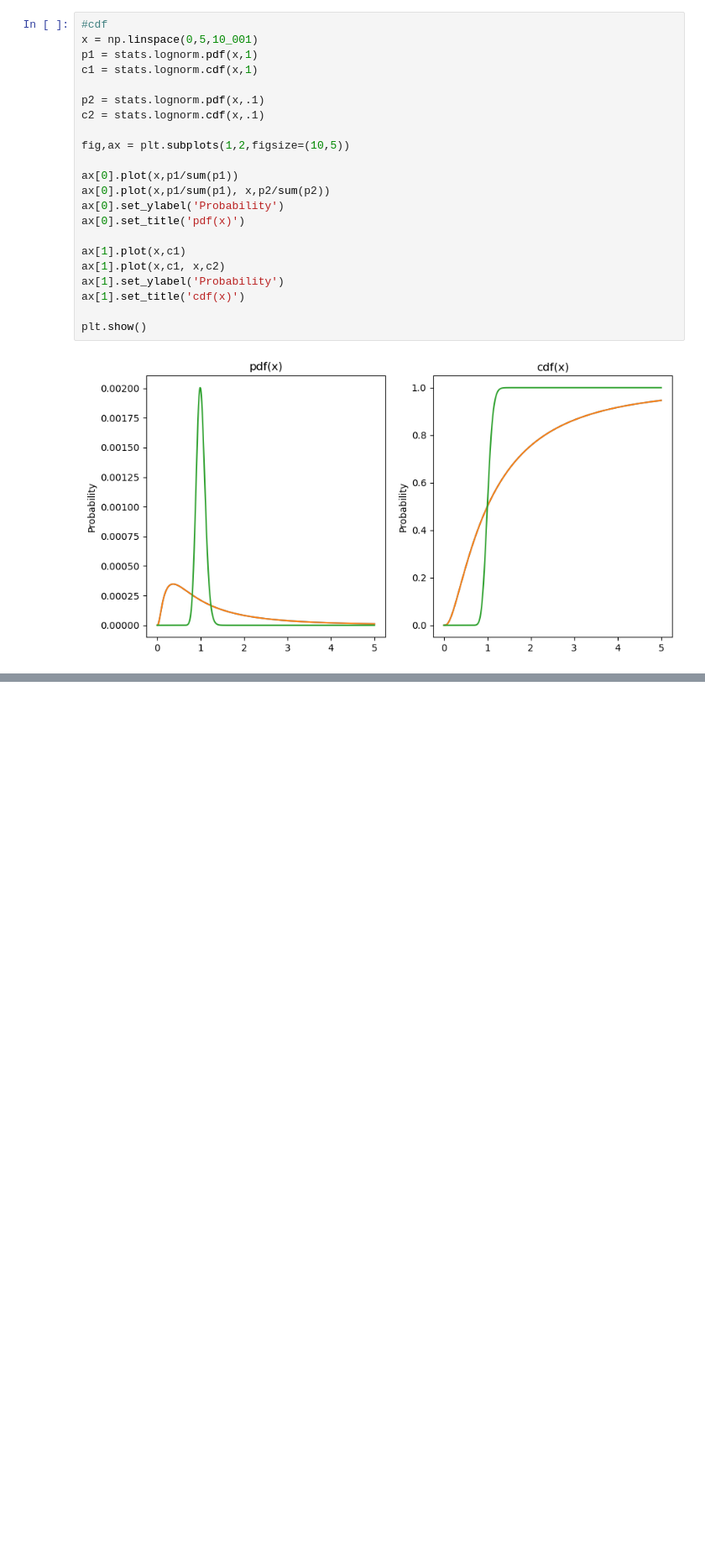
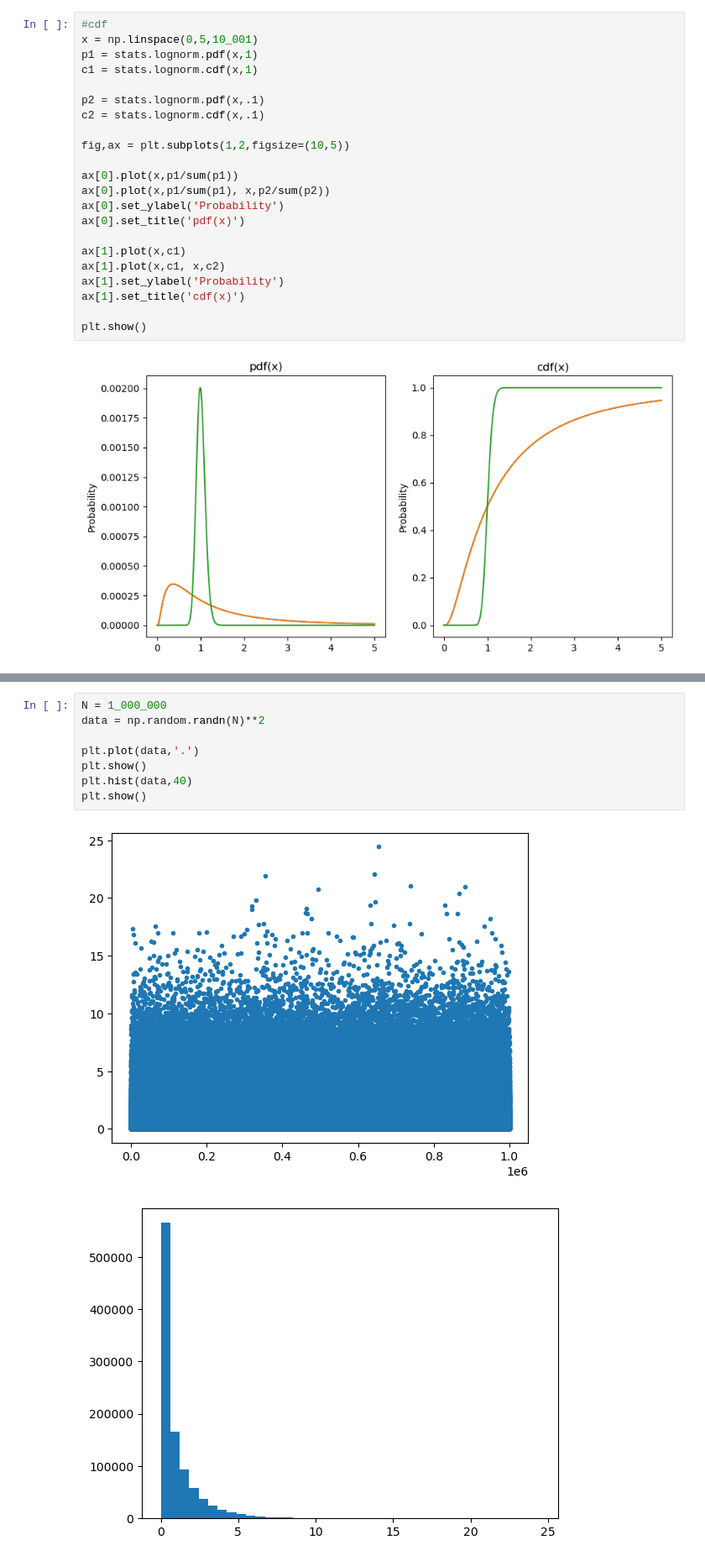
Before and after one commit to szalai-istvan/python-machine-learning, a Jupyter notebook: 03_statistics-and-machine-learning/04_probability-theory/probability.ipynb, the cells around one changed output, grey strips where cells are left out. Shown: that part at 84% size. Cells and saved outputs as stored; diff of their text form; blank space fills up the shorter version.

```diff
--- a/03_statistics-and-machine-learning/04_probability-theory/probability.ipynb
+++ b/03_statistics-and-machine-learning/04_probability-theory/probability.ipynb
@@ -158,0 +280,11 @@ np.mean(means) # mean of the means
+# %%
+N = 1_000_000
+data = np.random.randn(N)**2
+
+plt.plot(data,'.')
+plt.show()
+plt.hist(data,40)
+plt.show()
+# %% [output]
+[figure, added]
+[figure, added]
```
Also changed, not shown: parts of 16 cells of this notebook.
